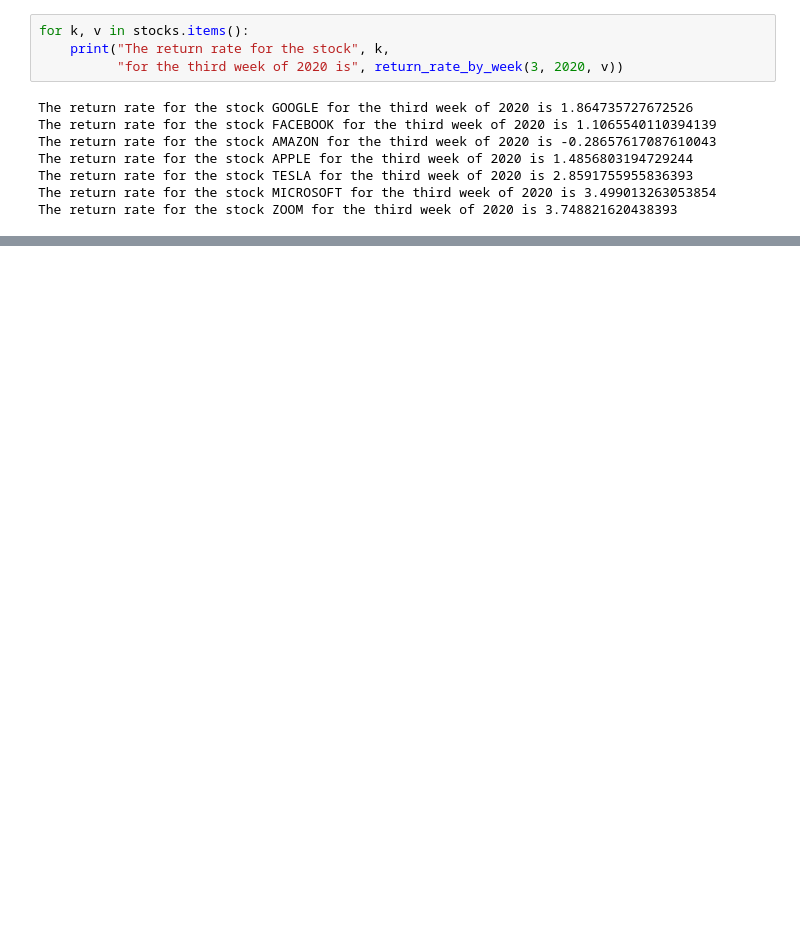
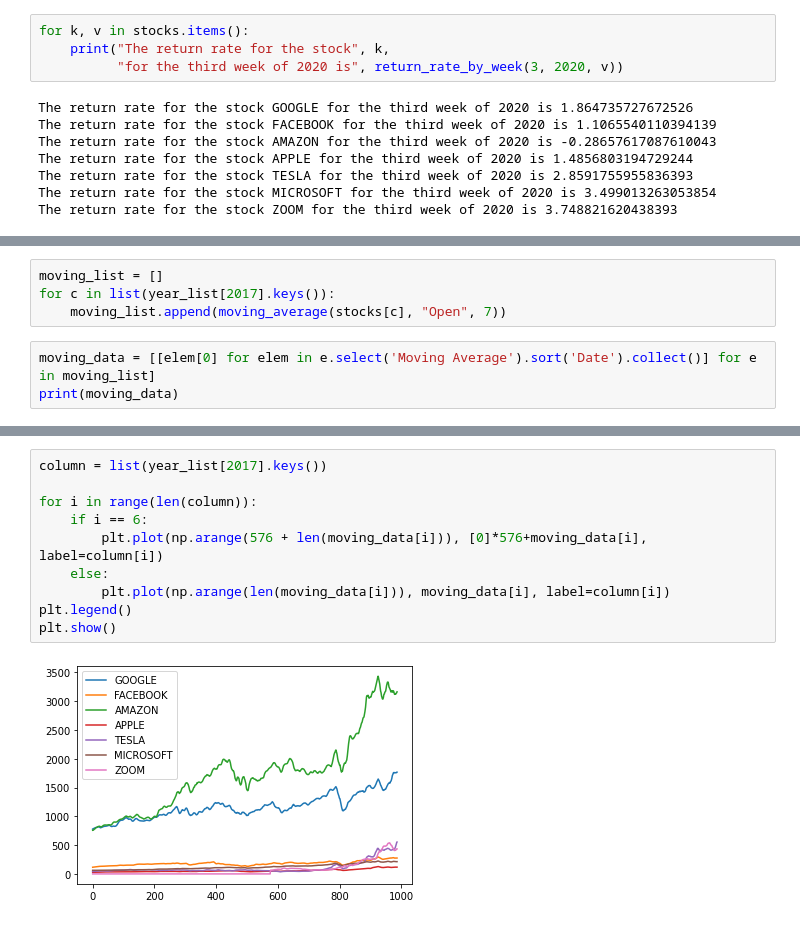
Before and after one commit to Miolith/bigdata_lab2, a Jupyter notebook: project.ipynb, the cells around one changed output, grey strips where cells are left out. Saved outputs shown, nothing was run; the diff lists cells and outputs as text; blank space fills up the shorter version.

```diff
--- a/project.ipynb
+++ b/project.ipynb
@@ -577,0 +623,7 @@ TESLA
+# %%
+moving_list = []
+for c in list(year_list[2017].keys()):
+    moving_list.append(moving_average(stocks[c], "Open", 7))
+# %%
+moving_data = [[elem[0] for elem in e.select('Moving Average').sort('Date').collect()] for e in moving_list]
+print(moving_data)
@@ -577,0 +646,12 @@ TESLA
+# %%
+column = list(year_list[2017].keys())
+
+for i in range(len(column)):
+    if i == 6:
+        plt.plot(np.arange(576 + len(moving_data[i])), [0]*576+moving_data[i], label=column[i])
+    else:
+        plt.plot(np.arange(len(moving_data[i])), moving_data[i], label=column[i])
+plt.legend()
+plt.show()
+# %% [output]
+[figure, added]
```
Also changed, not shown: parts of 51 cells of this notebook.
